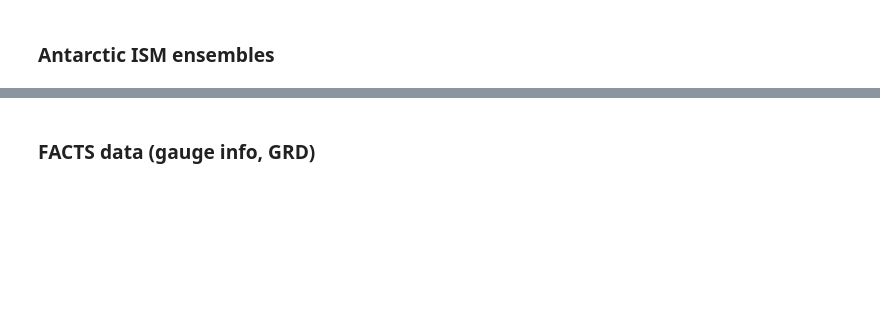
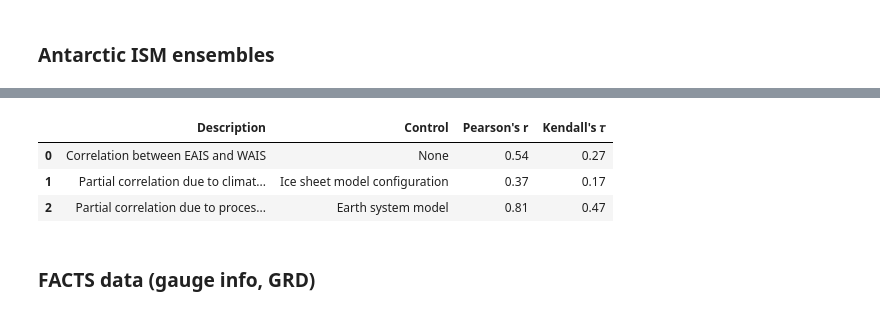
Before and after one commit to grandey/d23b-ice-dependence, a Jupyter notebook: test_d23b.ipynb, the cells around one changed output, grey strips where cells are left out. Drawn from its saved outputs; the diff is of its cells as text; code cells hidden in the pictures; blank space fills up the shorter version.

```diff
--- a/test_d23b.ipynb
+++ b/test_d23b.ipynb
@@ -120,3 +173,9 @@ Wall time: 64.2 ms
 | 0 | Correlation between EAIS and WAIS | None | 0.84 | 0.47 |
 | 1 | Partial correlation due to climat... | Ice sheet model configuration | 0.74 | 0.41 |
 | 2 | Partial correlation due to proces... | Earth system model | 0.85 | 0.54 |
+# %%
+%%time
+ism_corr_2050_df = d23b.get_ism_corr_df(target_year=2050)
+_ = print_memory()
+ism_corr_2050_df
+# %% [output]
@@ -123,3 +185,7 @@ Wall time: 64.2 ms
+|  | Description | Control | Pearson's r | Kendall's 𝜏 |
+| 0 | Correlation between EAIS and WAIS | None | 0.54 | 0.27 |
+| 1 | Partial correlation due to climat... | Ice sheet model configuration | 0.37 | 0.17 |
+| 2 | Partial correlation due to proces... | Earth system model | 0.81 | 0.47 |
 # %% [markdown]
 ### FACTS data (gauge info, GRD)
 # %%
```
Also changed, not shown: parts of 29 cells of this notebook, 2 other files.
